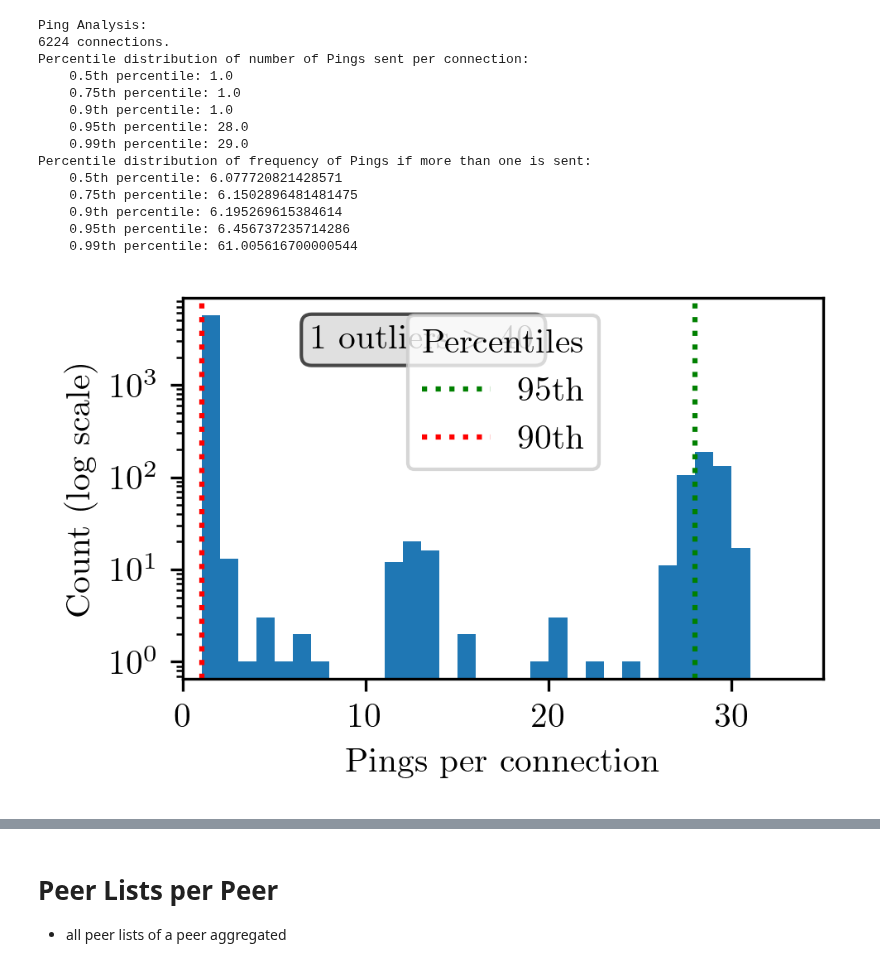
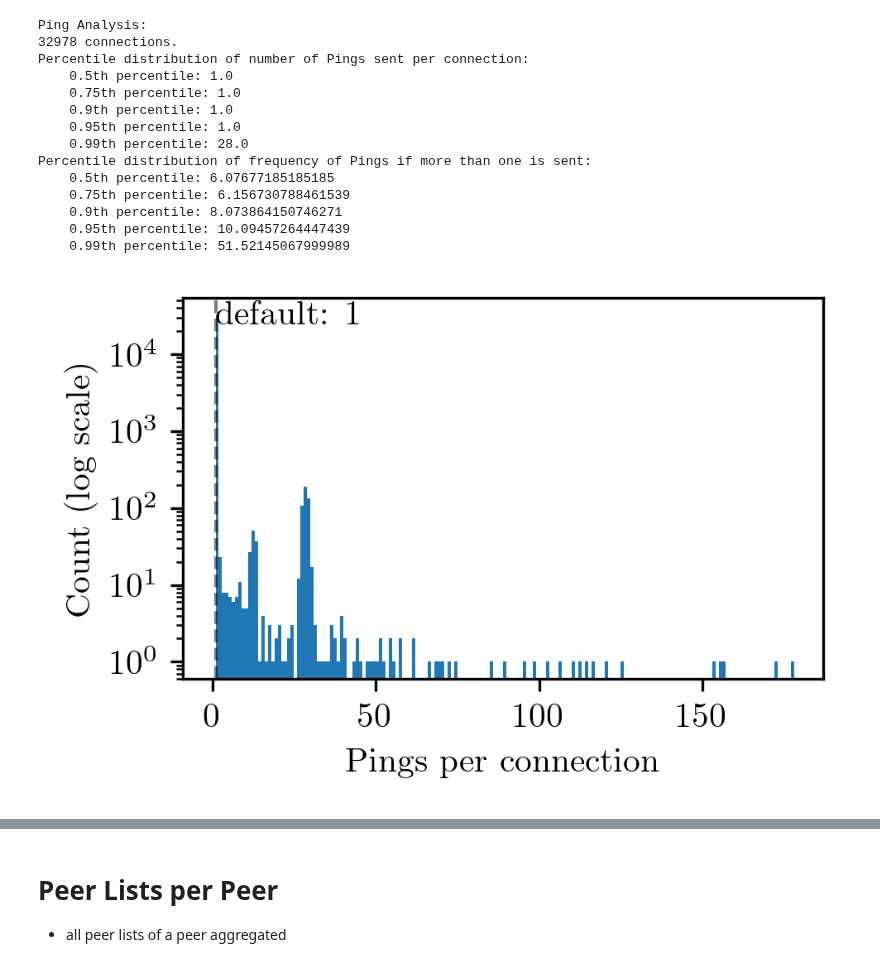
Before and after one commit to ykpyck/monero-traffic-analysis, a Jupyter notebook: exploration.ipynb, the cells around one changed output, grey strips where cells are left out. Cells and saved outputs as stored; diff of their text form; code cells hidden in the pictures.

```diff
--- a/exploration.ipynb
+++ b/exploration.ipynb
@@ -381,68 +473,76 @@ def analyze_ping_connections(peer_packets_df, result_df):
 
     ping_frequency_by_ip = conn_df.groupby('source_ip')['ping_frequency'].mean()
     result_df['ping_frequency'] = result_df['source_ip'].map(ping_frequency_by_ip)
-    pings_by_ip = conn_df.groupby('source_ip')['total_pings'].max()
+    pings_by_ip = conn_df.groupby('source_ip')['total_pings'].sum()
     result_df['total_pings'] = result_df['source_ip'].map(pings_by_ip)
 
     # Ping Plots
     quantiles = [0.50, 0.75, 0.90, 0.95, 0.99]
     print(f"\nPing Analysis:")
-    print(f"{len(result_df['total_pings'])} connections.")
+    print(f"{len(conn_df['total_pings'])} connections.")
     print(f"Percentile distribution of number of Pings sent per connection: ")
     for quantile in quantiles:
-        print(f"    {quantile}th percentile: {result_df['total_pings'].quantile(quantile)}")
+        print(f"    {quantile}th percentile: {conn_df['total_pings'].quantile(quantile)}")
     print(f"Percentile distribution of frequency of Pings if more than one is sent: ")
     for quantile in quantiles:
-        print(f"    {quantile}th percentile: {result_df['ping_frequency'].quantile(quantile)}")
+        print(f"    {quantile}th percentile: {conn_df['ping_frequency'].quantile(quantile)}")
 
     plt.figure(figsize=(3.13, 2), dpi=300)
-    plt.hist(result_df['total_pings'], bins=35, range=(0, 35), log=True)
-    plt.xlim(0, 35)
-    plt.axvline(result_df['total_pings'].quantile(0.95), color='green', linestyle=':', label='95th')
-    plt.axvline(result_df['total_pings'].quantile(0.9), color='red', linestyle=':', label='90th')
+    plt.hist(conn_df['total_pings'], bins=conn_df['total_pings'].max(), range=(0, conn_df['total_pings'].max()), log=True)
+    #plt.xlim(0, 35)
+    plt.axvline(1, color='black', linestyle='--', linewidth=1, alpha=0.5, label='default')
+    plt.text(1.05, plt.ylim()[1]*0.9, 'default: 1', verticalalignment='top', fontsize=10)
+    #plt.axvline(result_df['total_pings'].quantile(0.9), color='orange', linestyle=':', label='90th')
+    #plt.axvline(result_df['total_pings'].quantile(0.95), color='red', linestyle=':', label='95th')
 
-    outlier_count = sum(x > 35 for x in result_df['total_pings'])
-    plt.text(0.55, 0.93, f'{outlier_count} outliers $>$ 40', fontsize=10,
-             transform=plt.gca().transAxes, ha='right', va='top',
-             bbox=dict(boxstyle='round,pad=0.3', facecolor='lightgray', alpha=0.7))
+    outlier_count = sum(x > 35 for x in conn_df['total_pings'])
+    #if outlier_count == 1:
+    #    plt.text(0.55, 0.93, f'{outlier_count} connection with {conn_df['total_pings'].max()} pings', fontsize=10,
+    #         transform=plt.gca().transAxes, ha='right', va='top',
+    #         bbox=dict(boxstyle='round,pad=0.3', facecolor='lightgray', alpha=0.7))
+    #elif outlier_count > 0:
+    #    plt.text(0.55, 0.93, f'{outlier_count} connections $>$ 40', fontsize=10,
+    #         transform=plt.gca().transAxes, ha='right', va='top',
+    #         bbox=dict(boxstyle='round,pad=0.3', facecolor='lightgray', alpha=0.7))
     plt.xlabel(f'Pings per connection')
     plt.ylabel(f'Count (log scale)')
-    plt.legend(title='Percentiles', fontsize=10, title_fontsize=10)
+    #plt.legend(title='Percentiles', fontsize=10, title_fontsize=10)
     plt.tight_layout(pad=0.2)
     plt.show()
 
     plt.figure(figsize=(3.13, 2), dpi=300)
-    plt.hist(result_df['ping_frequency'], bins=40, range=(0, 40), log=True)
+    plt.hist(conn_df['ping_frequency'], bins=40, range=(0, 40), log=True)
     plt.xlim(0, 40)
-    plt.axvline(result_df['ping_frequency'].quantile(0.95), color='green', linestyle=':', label='95th')
-    plt.axvline(result_df['ping_frequency'].quantile(0.9), color='red', linestyle=':', label='90th')
+    #plt.axvline(result_df['ping_frequency'].quantile(0.95), color='green', linestyle=':', label='95th')
+    #plt.axvline(result_df['ping_frequency'].quantile(0.9), color='red', linestyle=':', label='90th')
 
-    outlier_count = sum(x > 120 for x in result_df['ping_frequency'])
-    plt.text(0.55, 0.93, f'{outlier_count} outliers $>$ 120', fontsize=10,
+    outlier_count = sum(x > 120 for x in conn_df['ping_frequency'])
+    if outlier_count > 0:
+        plt.text(0.55, 0.93, f'{outlier_count} outliers $>$ 120', fontsize=10,
              transform=plt.gca().transAxes, ha='right', va='top',
              bbox=dict(boxstyle='round,pad=0.3', facecolor='lightgray', alpha=0.7))
-    plt.xlabel(f'Frequency of pings (s)')
+    plt.xlabel(f'Avg frequency of pings per connection (s)')
     plt.ylabel(f'Count (log scale)')
-    plt.legend(title='Percentiles', fontsize=10, title_fontsize=10)
+    #plt.legend(title='Percentiles', fontsize=10, title_fontsize=10)
     plt.tight_layout(pad=0.2)
     plt.show()
 
-    return result_df
+    return result_df, conn_df
 
-result_df = analyze_ping_connections(peer_packets_df, result_df)
+result_df, conn_df = analyze_ping_connections(peer_packets_df, result_df)
 # %% [output]
 Ping Analysis:
-6224 connections.
+32978 connections.
 Percentile distribution of number of Pings sent per connection:
     0.5th percentile: 1.0
     0.75th percentile: 1.0
     0.9th percentile: 1.0
-    0.95th percentile: 28.0
-    0.99th percentile: 29.0
+    0.95th percentile: 1.0
+    0.99th percentile: 28.0
 Percentile distribution of frequency of Pings if more than one is sent:
-    0.5th percentile: 6.077720821428571
-    0.75th percentile: 6.1502896481481475
-    0.9th percentile: 6.195269615384614
-    0.95th percentile: 6.456737235714286
-    0.99th percentile: 61.005616700000544
+    0.5th percentile: 6.07677185185185
+    0.75th percentile: 6.156730788461539
+    0.9th percentile: 8.073864150746271
+    0.95th percentile: 10.09457264447439
+    0.99th percentile: 51.52145067999989
-[figure, old version]
+[figure, new version]
```
Also changed, not shown: parts of 25 cells of this notebook, 1 other file.
